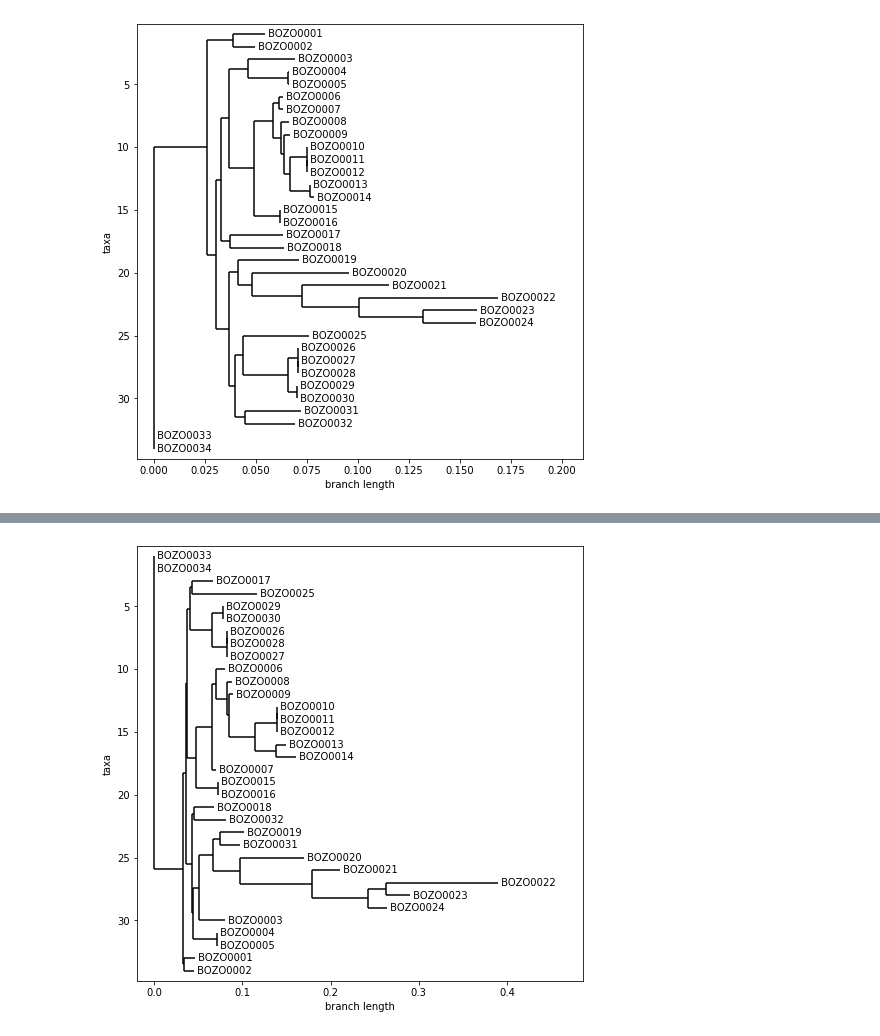
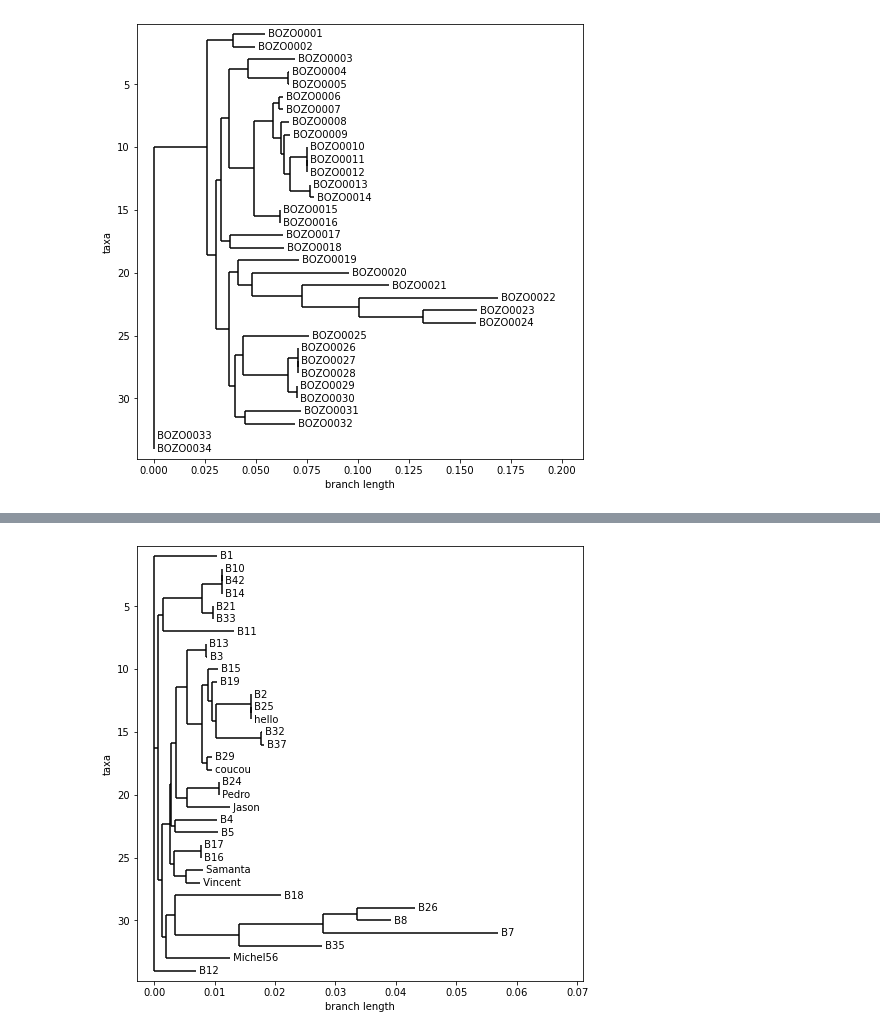
Before and after one commit to apetkau/CoreSimul, a Jupyter notebook: example-data.ipynb, the cells around one changed output, grey strips where cells are left out. Cells and saved outputs as stored; diff of their text form; code cells hidden in the pictures.

```diff
--- a/example-data.ipynb
+++ b/example-data.ipynb
@@ -87,0 +81,9 @@ CGCGTGTTCACGTCCGAGAAGGTCGCTCTGAACAGCCACCGCGT...GCT BOZO0024
+# %%
+from Bio import SeqIO
+
+with open('test/genomes.fa', 'r') as f:
+    for record in SeqIO.parse(f, 'fasta'):
+        with open(f'test/sequences/{record.id}.fasta', 'w') as out:
+            SeqIO.write(record, out, 'fasta')
+
+!ls test/sequences
@@ -108,6 +249,6 @@ Date and Time: Thu Jan 14 16:10:47 2021
 # %%
-t = Phylo.read('test/core.fa.treefile', 'newick')
+t = Phylo.read(f'{sequences_path}/core.aln.treefile', 'newick')
 plt.rcParams['figure.figsize'] = (8,8)
 Phylo.draw(t)
 # %% [output]
-[figure, old version]
+[figure, new version]
```
Also changed, not shown: parts of 22 cells of this notebook, 2 other files.
